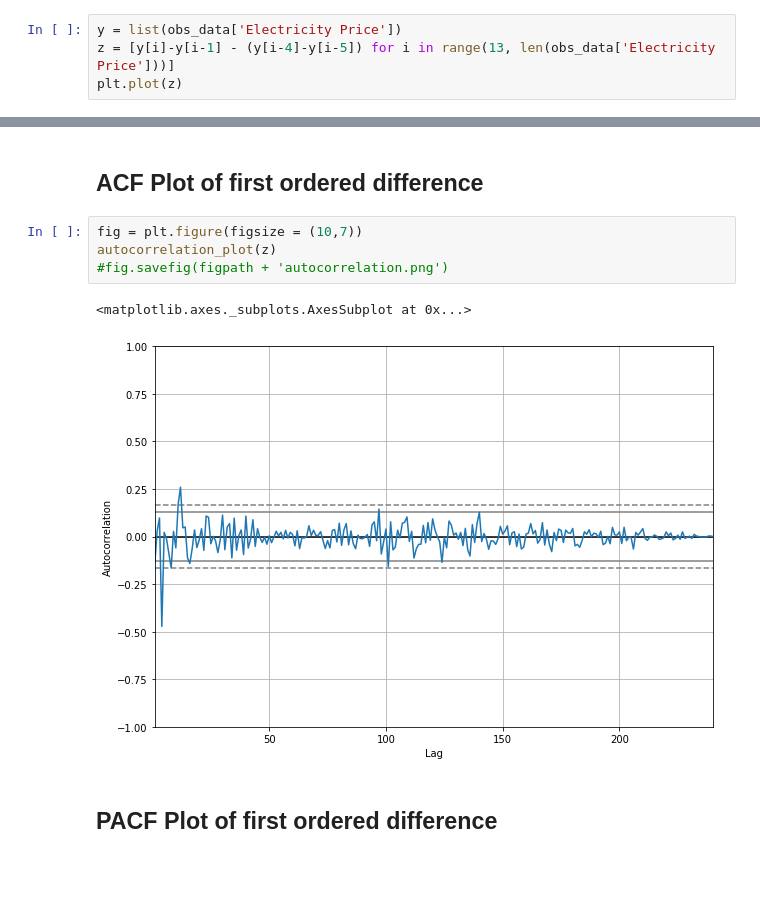
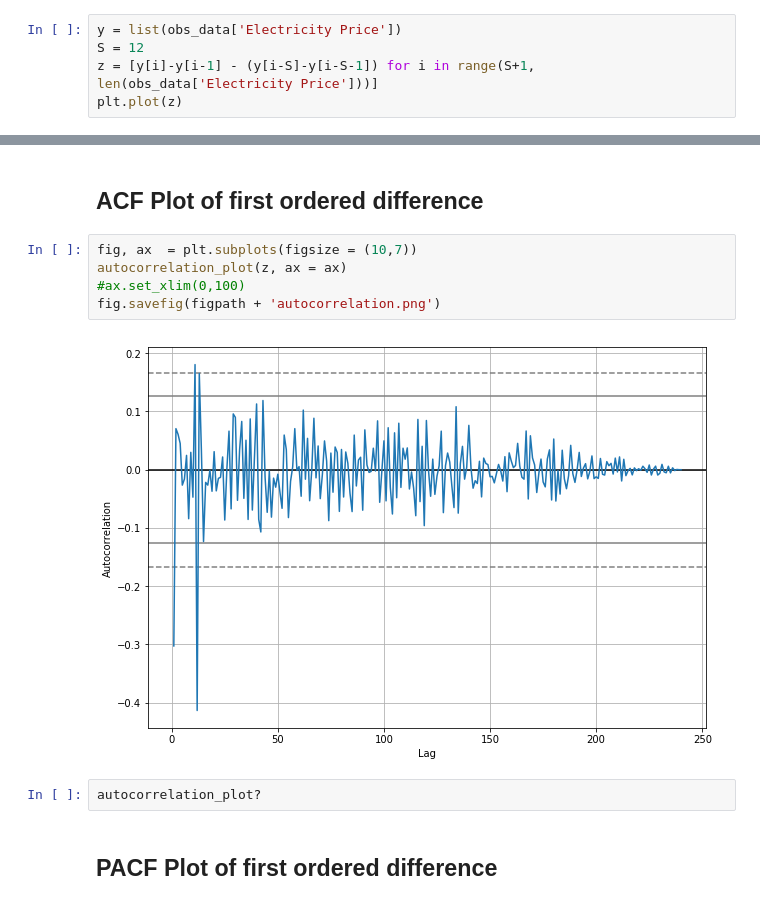
Before and after one commit to ahotaling/STAT_330_Project, a Jupyter notebook: Notebooks/data_exploration_seasonal.ipynb, the cells around one changed output, grey strips where cells are left out. Saved outputs shown, nothing was run; the diff lists cells and outputs as text; blank space fills up the shorter version.

```diff
--- a/Notebooks/data_exploration_seasonal.ipynb
+++ b/Notebooks/data_exploration_seasonal.ipynb
@@ -135,7 +141,8 @@ ax.tick_params(labelsize=12, axis='both')
 [figure]
 # %%
 y = list(obs_data['Electricity Price'])
-z = [y[i]-y[i-1] - (y[i-4]-y[i-5]) for i in range(13, len(obs_data['Electricity Price']))]
+S = 12
+z = [y[i]-y[i-1] - (y[i-S]-y[i-S-1]) for i in range(S+1, len(obs_data['Electricity Price']))]
 plt.plot(z)
 # %% [output]
 [<matplotlib.lines.Line2D at 0x...>]
@@ -199,12 +206,14 @@ https://machinelearningmastery.com/autoregression-models-time-series-forecasting
 # %% [markdown]
 ## ACF Plot of first ordered difference
 # %%
-fig = plt.figure(figsize = (10,7))
-autocorrelation_plot(z)
-#fig.savefig(figpath + 'autocorrelation.png')
+fig, ax  = plt.subplots(figsize = (10,7))
+autocorrelation_plot(z, ax = ax)
+#ax.set_xlim(0,100)
+fig.savefig(figpath + 'autocorrelation.png')
 # %% [output]
-<matplotlib.axes._subplots.AxesSubplot at 0x...>
-[figure, old version]
+[figure, new version]
+# %%
+autocorrelation_plot?
 # %% [markdown]
 ## PACF Plot of first ordered difference
 # %%
```
Also changed, not shown: parts of 4 cells of this notebook, 41 other files.
